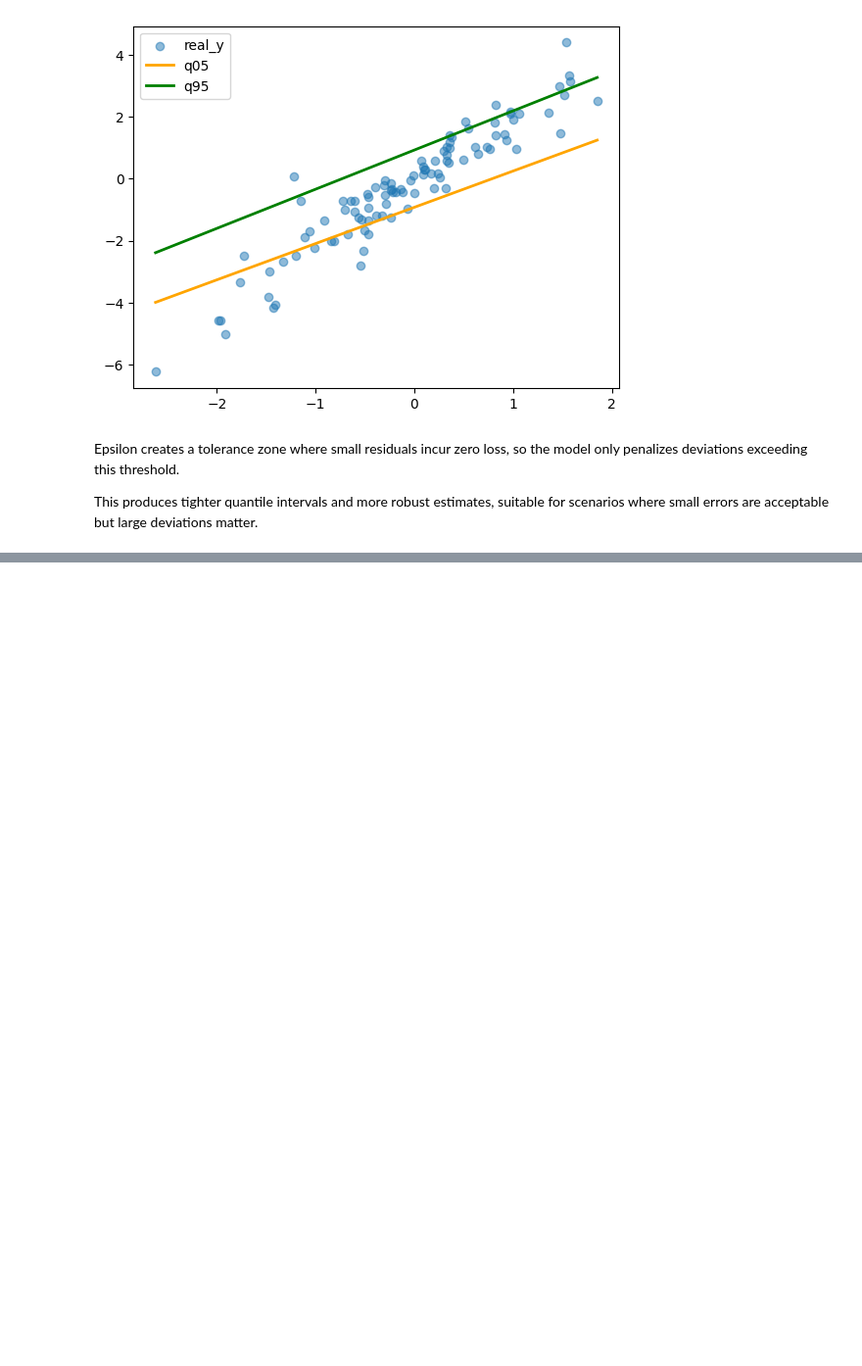
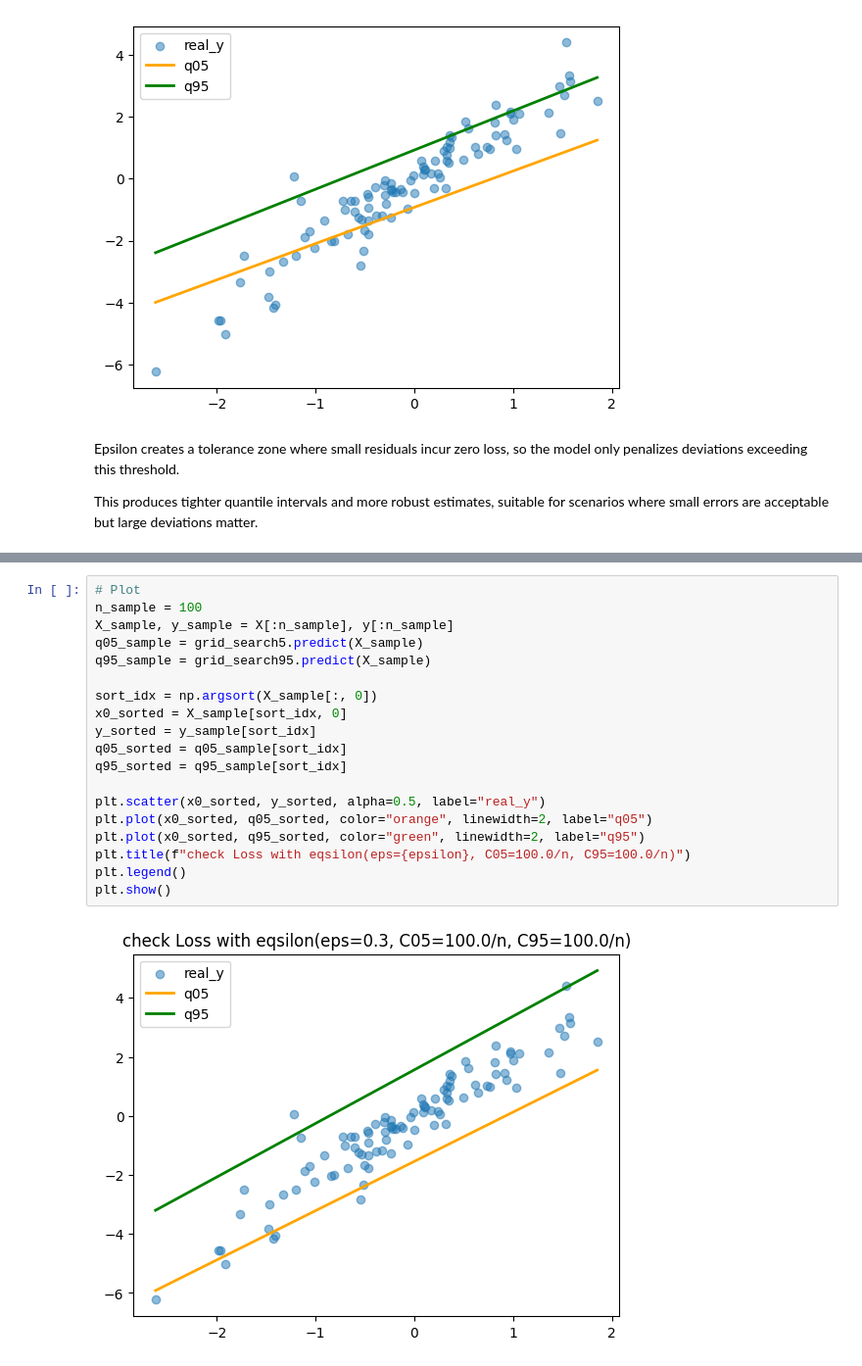
Before and after one commit to softmin/ReHLine-python, a Jupyter notebook: doc/source/examples/QR_eps.ipynb, the cells around one changed output, grey strips where cells are left out. Shown at 98% size. Saved outputs shown, nothing was run; the diff lists cells and outputs as text; blank space fills up the shorter version.

```diff
--- a/doc/source/examples/QR_eps.ipynb
+++ b/doc/source/examples/QR_eps.ipynb
@@ -132,0 +247,21 @@ plt.show()
+# %%
+# Plot
+n_sample = 100
+X_sample, y_sample = X[:n_sample], y[:n_sample]
+q05_sample = grid_search5.predict(X_sample)
+q95_sample = grid_search95.predict(X_sample)
+
+sort_idx = np.argsort(X_sample[:, 0])
+x0_sorted = X_sample[sort_idx, 0]
+y_sorted = y_sample[sort_idx]
+q05_sorted = q05_sample[sort_idx]
+q95_sorted = q95_sample[sort_idx]
+
+plt.scatter(x0_sorted, y_sorted, alpha=0.5, label="real_y")
+plt.plot(x0_sorted, q05_sorted, color="orange", linewidth=2, label="q05")
+plt.plot(x0_sorted, q95_sorted, color="green", linewidth=2, label="q95")
+plt.title(f"check Loss with eqsilon(eps={epsilon}, C05=100.0/n, C95=100.0/n)")
+plt.legend()
+plt.show()
+# %% [output]
+[figure, added]
```
Also changed, not shown: parts of 13 cells of this notebook, 24 other files.
